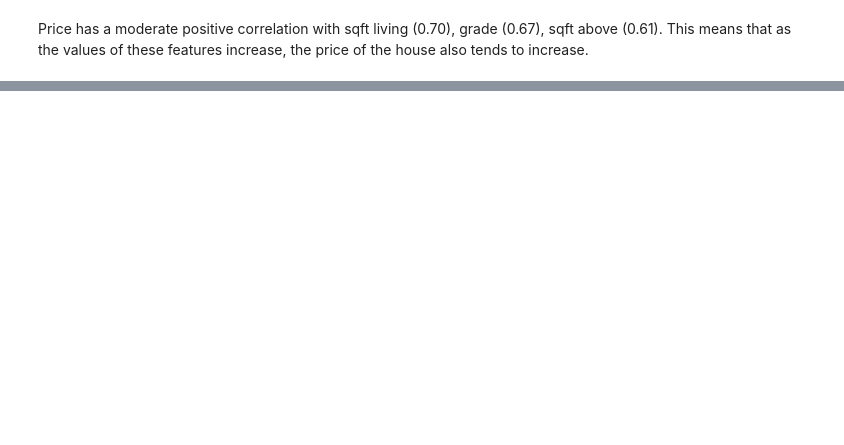
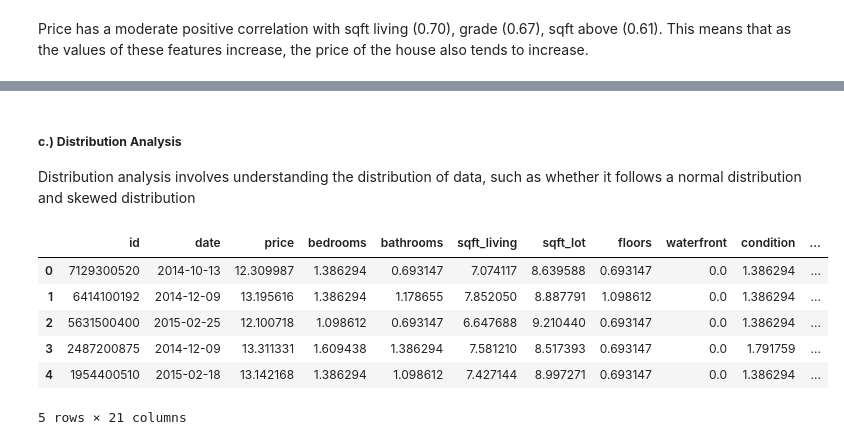
Before and after one commit to winnycodegurl/dsc-phase-2-projectgroup4, a Jupyter notebook: student.ipynb, the cells around one changed output, grey strips where cells are left out. Saved outputs shown, nothing was run; the diff lists cells and outputs as text; code cells hidden in the pictures; blank space fills up the shorter version.

```diff
--- a/student.ipynb
+++ b/student.ipynb
@@ -752,0 +843,33 @@ Price has a moderate positive correlation with sqft living (0.70), grade (0.67),
+# %% [markdown]
+##### **c.) Distribution Analysis**
+
+Distribution analysis involves understanding the distribution of data, such as whether it follows a normal distribution and skewed distribution
+# %%
+from scipy.stats import skew
+
+# Select numerical variables only
+numerical_data = housing_data.select_dtypes(include=['number'])
+
+# Compute skewness for each numerical variable
+skewness = numerical_data.apply(lambda x: skew(x.dropna()))
+
+# Select variables with skewness above a certain threshold (e.g., 0.5)
+skewed_variables = skewness[abs(skewness) > 0.5].index
+
+# Log transformation for skewed variables
+df_log = housing_data.copy()  # Create a copy of the original DataFrame to preserve the original data
+df_log[skewed_variables] = housing_data[skewed_variables].apply(lambda x: np.log1p(x))
+
+# Check the distributions before and after transformation if needed
+# For example, you can use histograms or density plots to visualize the distributions
+
+# Print the first few rows of the transformed data to verify
+df_log.head()
+# %% [output]
+|  | id | date | price | bedrooms | bathrooms | sqft_living | sqft_lot | floors | waterfront | condition | ... |
+| 0 | 7129300520 | 2014-10-13 | 12.309987 | 1.386294 | 0.693147 | 7.074117 | 8.639588 | 0.693147 | 0.0 | 1.386294 | ... |
+| 1 | 6414100192 | 2014-12-09 | 13.195616 | 1.386294 | 1.178655 | 7.852050 | 8.887791 | 1.098612 | 0.0 | 1.386294 | ... |
+| 2 | 5631500400 | 2015-02-25 | 12.100718 | 1.098612 | 0.693147 | 6.647688 | 9.210440 | 0.693147 | 0.0 | 1.386294 | ... |
+| 3 | 2487200875 | 2014-12-09 | 13.311331 | 1.609438 | 1.386294 | 7.581210 | 8.517393 | 0.693147 | 0.0 | 1.791759 | ... |
+| 4 | 1954400510 | 2015-02-18 | 13.142168 | 1.386294 | 1.098612 | 7.427144 | 8.997271 | 0.693147 | 0.0 | 1.386294 | ... |
+5 rows × 21 columns
```
Also changed, not shown: parts of 26 cells of this notebook.
